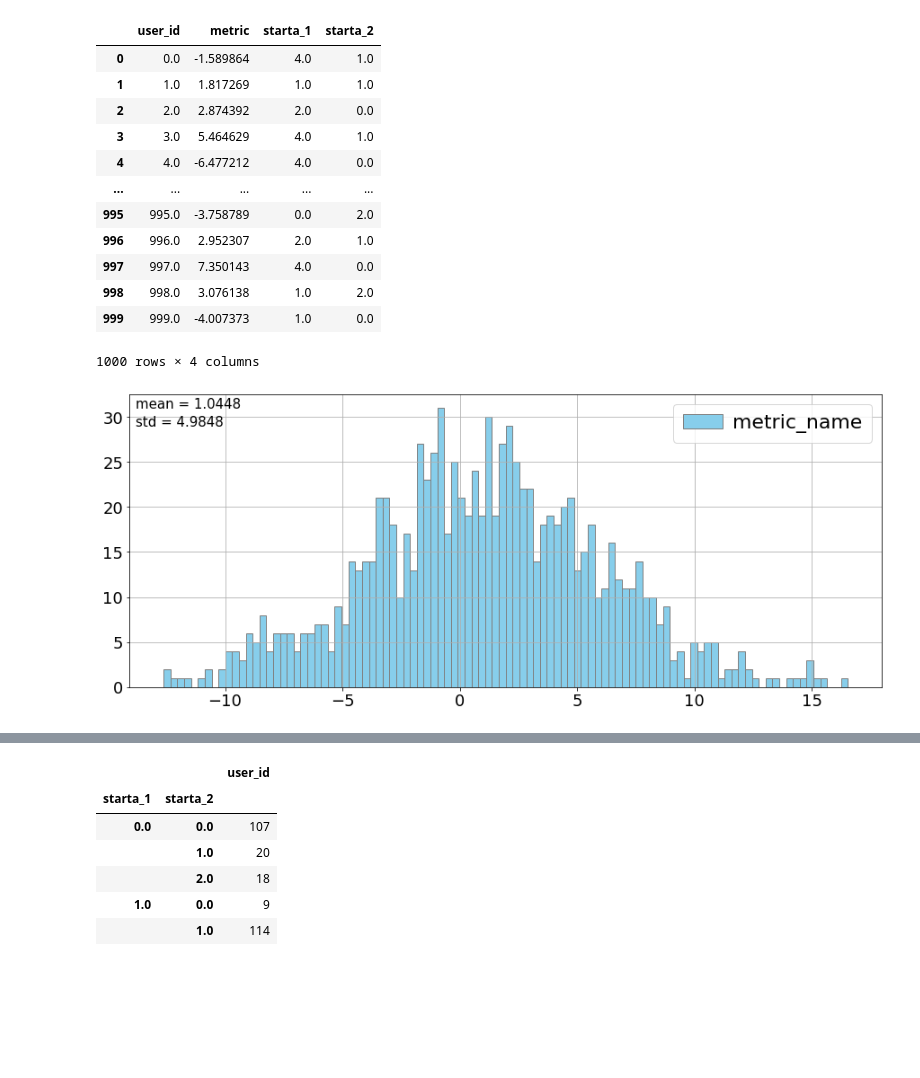
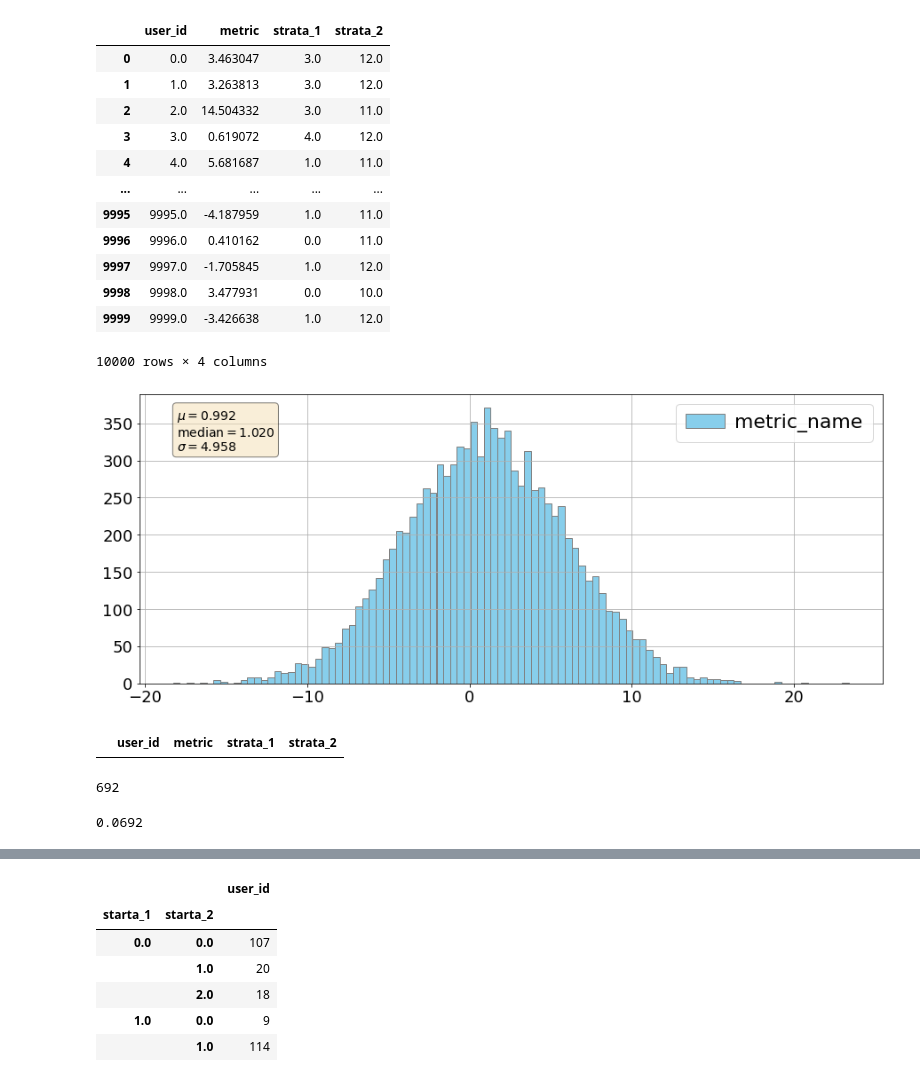
Before and after one commit to repinmihail/AB-test-pipeline, a Jupyter notebook: AB-pipeline.ipynb, the cells around one changed output, grey strips where cells are left out. Saved outputs shown, nothing was run; the diff lists cells and outputs as text; code cells hidden in the pictures; blank space fills up the shorter version.

```diff
--- a/AB-pipeline.ipynb
+++ b/AB-pipeline.ipynb
@@ -11,13 +11,13 @@ from collections import defaultdict
 from tqdm.notebook import tqdm
 # %%
 # генерируем датафрейм
-sample_size = 1000
+sample_size = 10_000
 
 metric = np.random.normal(1, 5, sample_size).reshape(1,sample_size)
 user_id = np.arange(sample_size).reshape(1,sample_size)
 starta_1 = np.random.randint(5, size=sample_size).reshape(1,sample_size)
-starta_2 = np.random.randint(3, size=sample_size).reshape(1,sample_size)
-cols = ['user_id', 'metric', 'starta_1', 'starta_2']
+starta_2 = np.random.randint(3, size=sample_size).reshape(1,sample_size) + 10
+cols = ['user_id', 'metric', 'strata_1', 'strata_2']
 
 df = pd.DataFrame(
     data=np.concatenate((user_id, metric, starta_1, starta_2), axis=0).T,
@@ -25,19 +25,19 @@ df = pd.DataFrame(
     )
 df
 # %% [output]
-|  | user_id | metric | starta_1 | starta_2 |
-| 0 | 0.0 | -1.589864 | 4.0 | 1.0 |
-| 1 | 1.0 | 1.817269 | 1.0 | 1.0 |
-| 2 | 2.0 | 2.874392 | 2.0 | 0.0 |
-| 3 | 3.0 | 5.464629 | 4.0 | 1.0 |
-| 4 | 4.0 | -6.477212 | 4.0 | 0.0 |
+|  | user_id | metric | strata_1 | strata_2 |
+| 0 | 0.0 | 3.463047 | 3.0 | 12.0 |
+| 1 | 1.0 | 3.263813 | 3.0 | 12.0 |
+| 2 | 2.0 | 14.504332 | 3.0 | 11.0 |
+| 3 | 3.0 | 0.619072 | 4.0 | 12.0 |
+| 4 | 4.0 | 5.681687 | 1.0 | 11.0 |
 | ... | ... | ... | ... | ... |
-| 995 | 995.0 | -3.758789 | 0.0 | 2.0 |
-| 996 | 996.0 | 2.952307 | 2.0 | 1.0 |
-| 997 | 997.0 | 7.350143 | 4.0 | 0.0 |
-| 998 | 998.0 | 3.076138 | 1.0 | 2.0 |
-| 999 | 999.0 | -4.007373 | 1.0 | 0.0 |
+| 9995 | 9995.0 | -4.187959 | 1.0 | 11.0 |
+| 9996 | 9996.0 | 0.410162 | 0.0 | 11.0 |
+| 9997 | 9997.0 | -1.705845 | 1.0 | 12.0 |
+| 9998 | 9998.0 | 3.477931 | 0.0 | 10.0 |
+| 9999 | 9999.0 | -3.426638 | 1.0 | 12.0 |
-1000 rows × 4 columns
+10000 rows × 4 columns
 # %%
 titlesize = 24
 labelsize = 22
@@ -61,12 +61,22 @@ plt.rc('legend', fontsize=legendsize)
 # %%
 # посмотрим на распределение сырых данных
 data_mean = round(np.mean(df['metric']), 4)
 data_std = round(np.std(df['metric']), 4)
-plt.hist(df['metric'], color='skyblue', ec='grey', bins=100)
+data_median = round(np.median(df['metric']), 4)
+
+fig, ax = plt.subplots()
+ax.hist(df['metric'], color='skyblue', ec='grey', bins=100)
+props = dict(boxstyle='round', facecolor='wheat', alpha=0.5)
+textstr = '\n'.join((
+    r'$\mu=%.3f$' % (data_mean, ),
+    r'$\mathrm{median}=%.3f$' % (data_median, ),
+    r'$\sigma=%.3f$' % (data_std, )))
+
+ax.text(0.05, 0.95, textstr, transform=ax.transAxes, fontsize=14,
+        verticalalignment='top', bbox=props)
+
 plt.legend(['metric_name'])
-plt.text(-13.8, 31, f'mean = {data_mean}', size=15, color='black')
-plt.text(-13.8, 29, f'std = {data_std}', size=15, color='black')
 plt.grid()
 plt.show()
 # %% [output]
-[figure, old version]
+[figure, new version]
@@ -72,0 +153,14 @@ plt.show()
+# %%
+strat_columns = ['strata_1', 'strata_2']
+val_list = [0.0, 1.0]
+df[df[strat_columns].isin(val_list).all(axis=1)].reset_index(drop=True)
+# %% [output]
+|  | user_id | metric | strata_1 | strata_2 |
+# %%
+len_df = len(df)
+len_strata = len(df[(df['strata_1'] == 0.0) & (df['strata_2'] == 1.0)].reset_index(drop=True))
+print(len_strata)
+len_strata / len_df
+# %% [output]
+692
+0.0692
```
Also changed, not shown: parts of 7 cells of this notebook.
